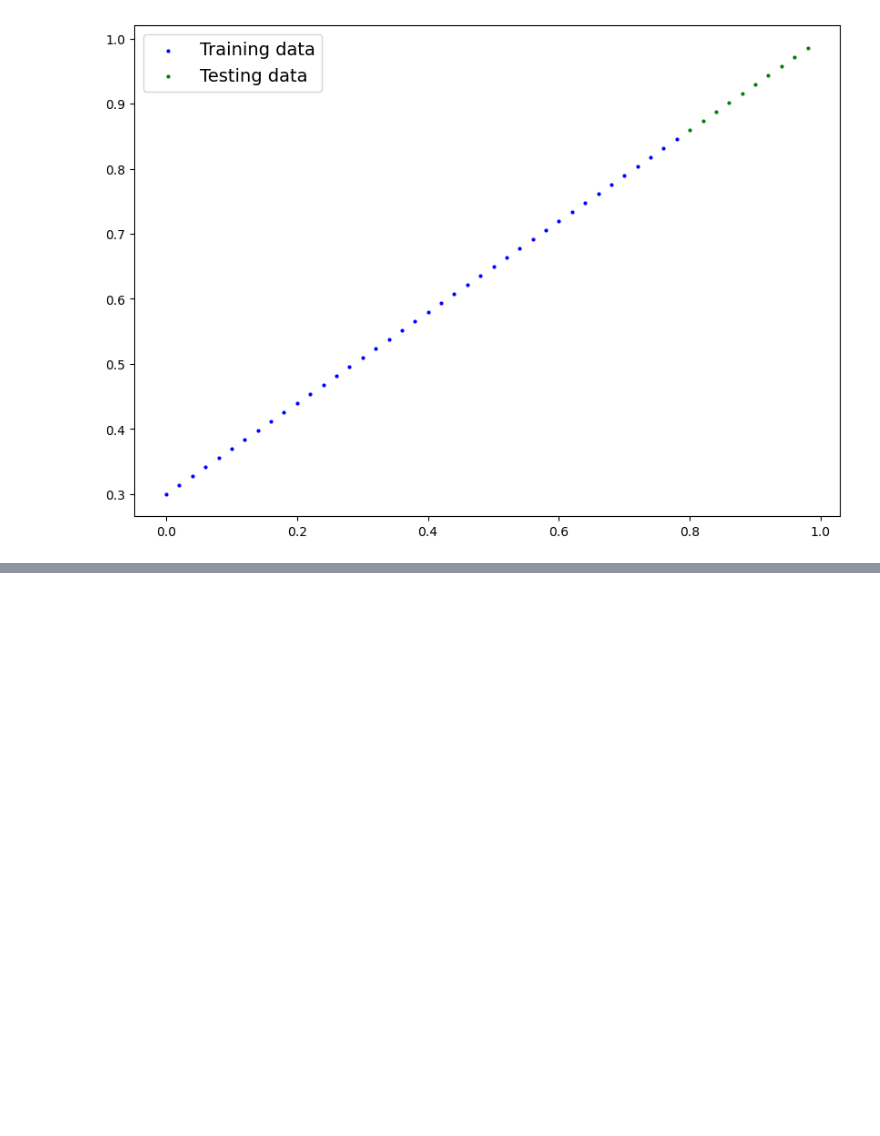
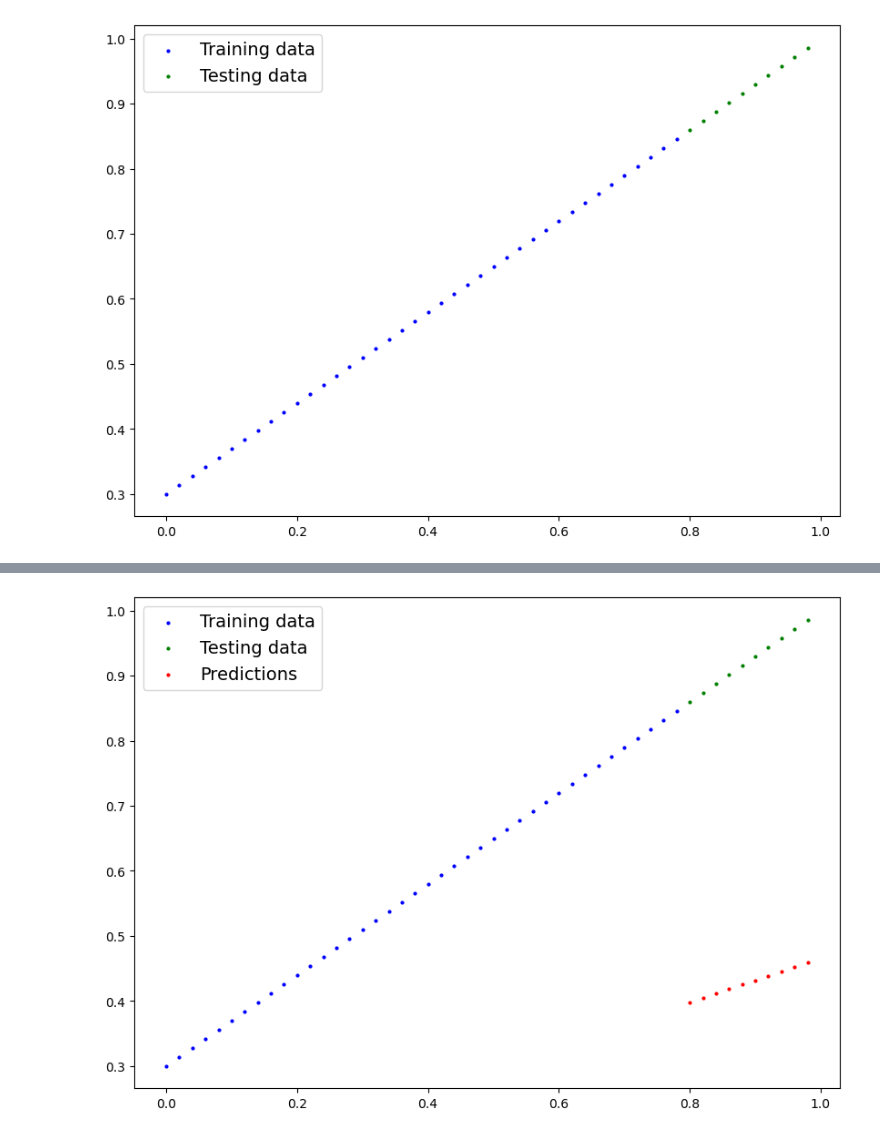
Before and after one commit to NamanSharma89/torchitup, a Jupyter notebook: practice_days/workflow.ipynb, the cells around one changed output, grey strips where cells are left out. Drawn from its saved outputs; the diff is of its cells as text; code cells hidden in the pictures; blank space fills up the shorter version.

```diff
--- a/practice_days/workflow.ipynb
+++ b/practice_days/workflow.ipynb
@@ -57,3 +57,20 @@ def plotting_predictions(train_data = X_train,
 plotting_predictions()
 # %% [output]
 [figure]
+# %%
+class LinearRegressionModel(nn.Module):
+    def __init__(self, *args, **kwargs):
+        super().__init__(*args, **kwargs)
+        self.weights = nn.Parameter(torch.randn(1, dtype=torch.float), requires_grad=True)
+        self.bias = nn.Parameter(torch.randn(1,dtype=torch.float, requires_grad=True))
+
+    def forward(self, x: torch.Tensor) -> torch.Tensor:
+        return self.weights * x + self.bias # <- this is the linear regression formula (y = m*x + b)
+
+
+torch.manual_seed(42)
+model_0 = LinearRegressionModel()
+model_0.state_dict()
+
+with torch.inference_mode():
+    y_preds = model_0(X_test)
@@ -59,0 +96,4 @@ plotting_predictions()
+# %%
+plotting_predictions(predictions=y_preds)
+# %% [output]
+[figure, added]
```
Also changed, not shown: parts of 7 cells of this notebook.
